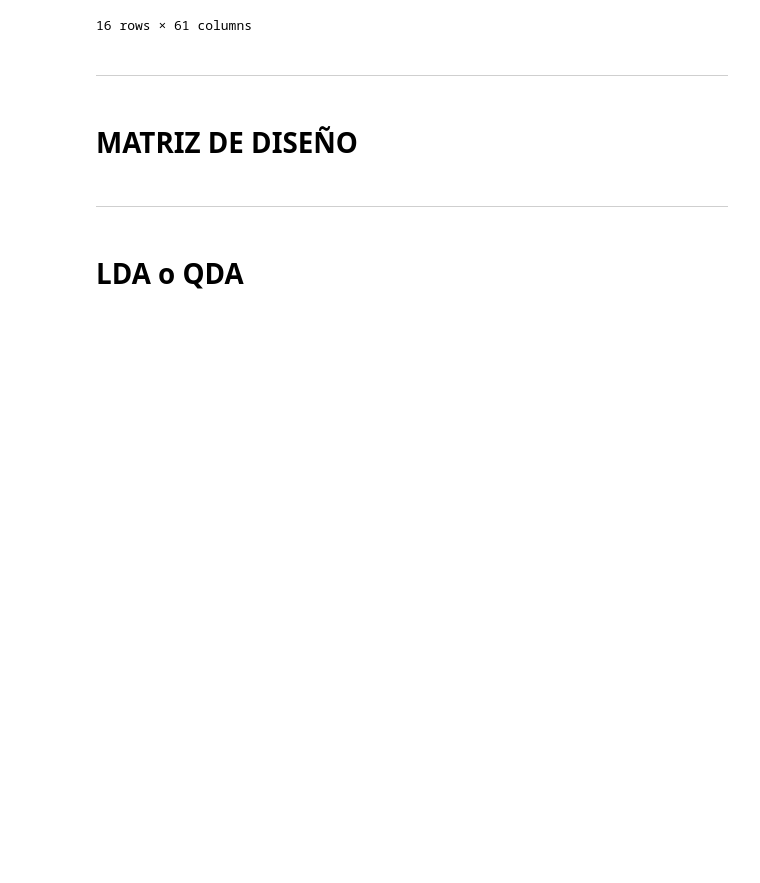
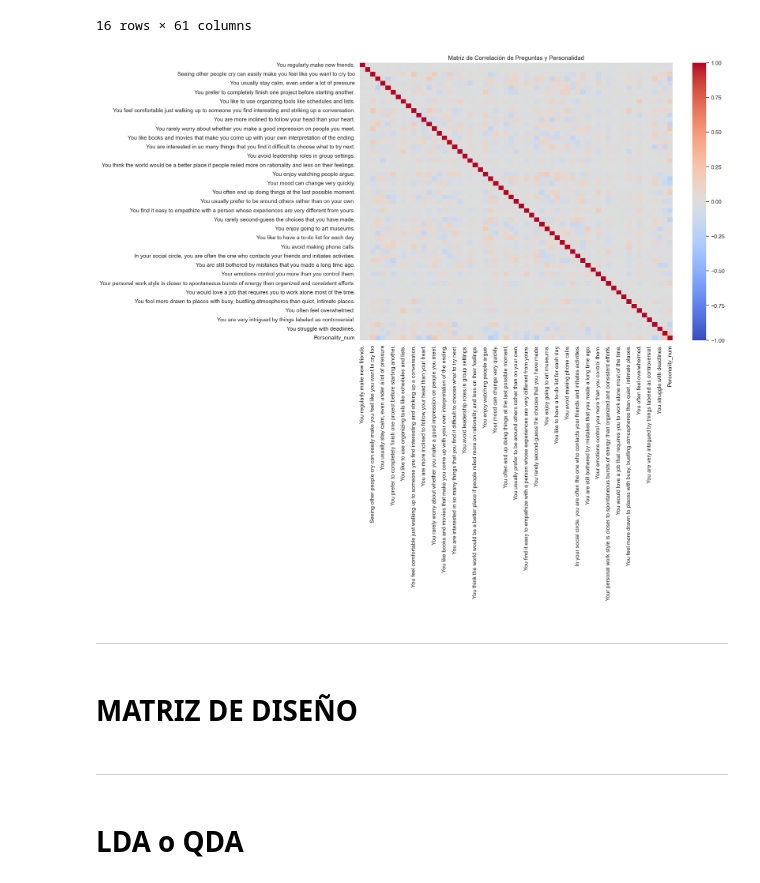
Before and after one commit to arantxavalenciaa/MarioKart_Classification_ML, a Jupyter notebook: model2.ipynb, the cells around one changed output. Saved outputs shown, nothing was run; the diff lists cells and outputs as text; code cells hidden in the pictures; blank space fills up the shorter version.

Commit message:
Añadir matriz de correlación en EDA

```diff
--- a/model2.ipynb
+++ b/model2.ipynb
@@ -133,6 +133,32 @@ df.groupby("Personality").std()
 | ISTJ | 17335.391316 | 0.360069 | 0.358134 | 1.246722 | ... |
 | ISTP | 17191.272904 | 0.368510 | 0.359769 | 1.177093 | ... |
 16 rows × 61 columns
+# %%
+personality_map = {
+    'ENFJ': 0, 'ENFP': 1, 'ENTJ': 2, 'ENTP': 3,
+    'ESFJ': 4, 'ESFP': 5, 'ESTJ': 6, 'ESTP': 7,
+    'INFJ': 8, 'INFP': 9, 'INTJ': 10, 'INTP': 11,
+    'ISFJ': 12, 'ISFP': 13, 'ISTJ': 14, 'ISTP': 15
+}
+
+df_corr = df.copy()
+df_corr['Personality_num'] = df_corr['Personality'].map(personality_map)
+
+if 'Response Id' in df_corr.columns:
+    df_corr = df_corr.drop(columns=['Response Id'])
+
+plt.figure(figsize=(14, 10))
+sns.heatmap(
+    df_corr.select_dtypes(include='number').corr(),
+    annot=False,
+    cmap='coolwarm',
+    vmin=-1,
+    vmax=1
+)
+plt.title('Matriz de Correlación de Preguntas y Personalidad')
+plt.show()
+# %% [output]
+[figure, added]
 # %% [markdown]
 ---
 # %% [markdown]
```
Also changed, not shown: parts of 1 cell of this notebook.
